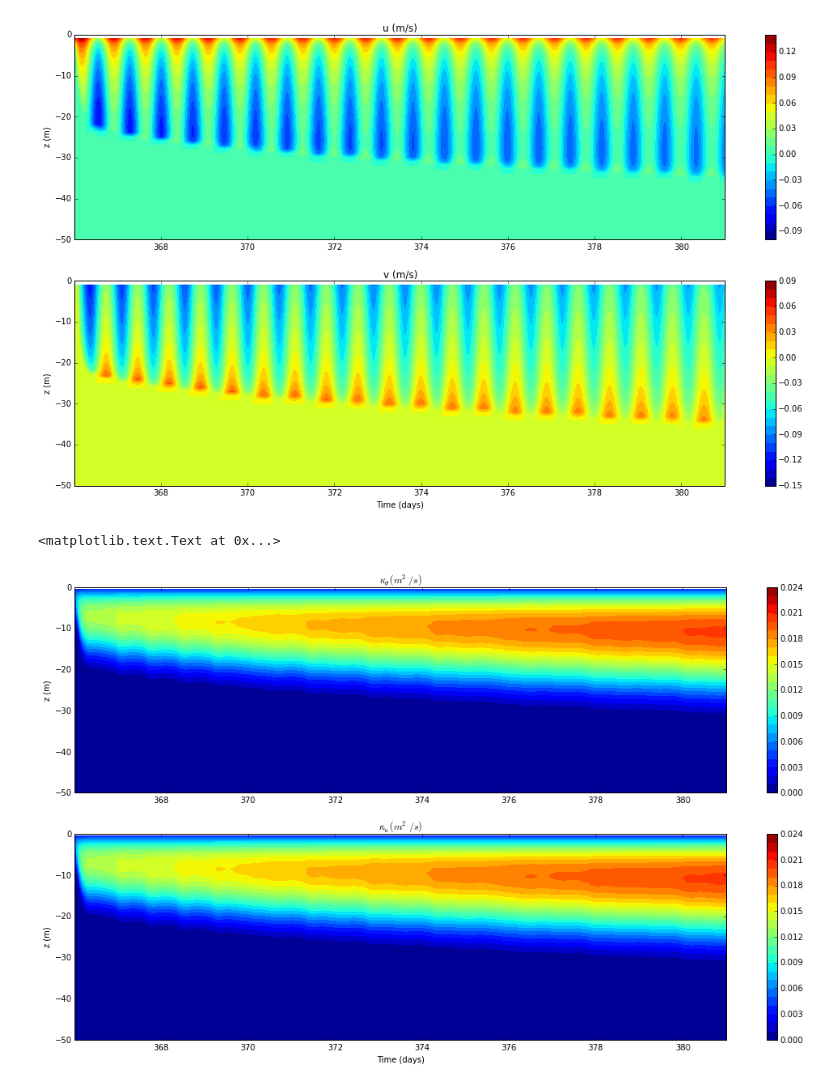
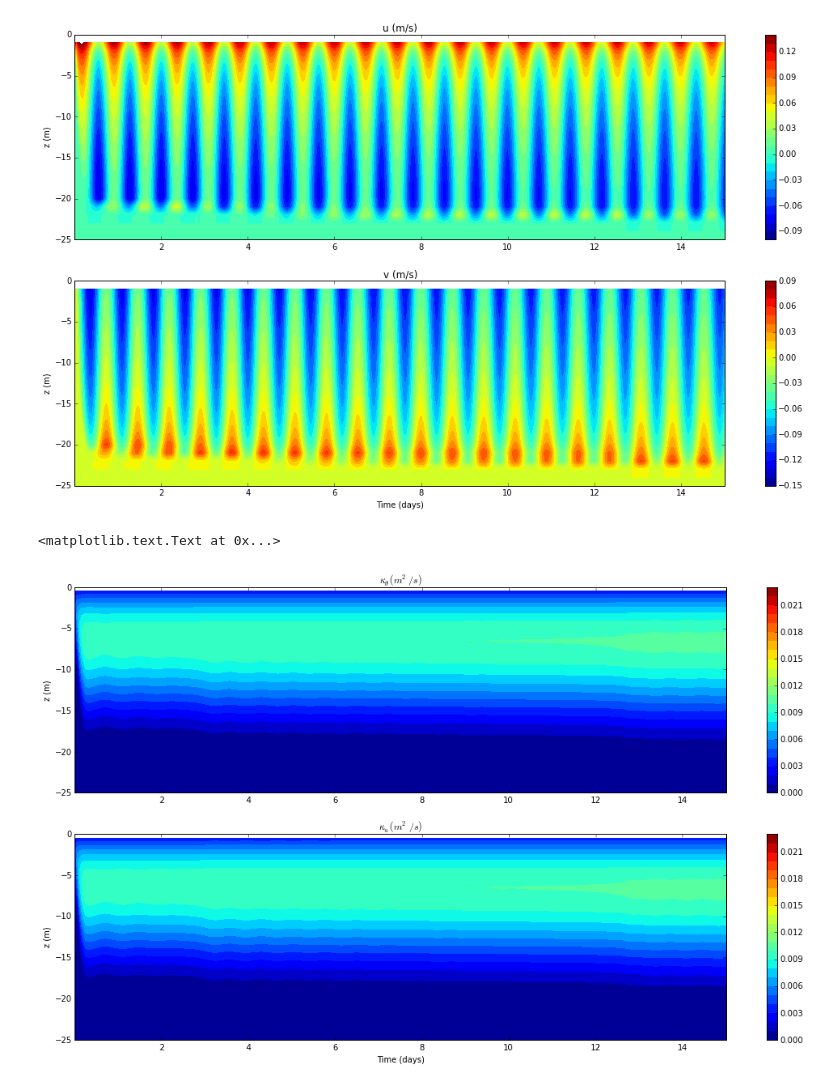
Before and after one commit to mnlevy1981/1D_POP_output_ICTP, a Jupyter notebook: ICTP 1D visualization.ipynb, the cells around one changed output. Cells and saved outputs as stored; diff of their text form; code cells hidden in the pictures.

Commit message:
Update ICTP plotting (omre flexibility)

```diff
--- a/ICTP 1D visualization.ipynb
+++ b/ICTP 1D visualization.ipynb
@@ -2,12 +2,32 @@
 # Read POP output
 from netCDF4 import Dataset
 
-casename = 'C.1D_1D.r8_cvmix'
+# Select case to look at
+exercise = 5
+
+if (exercise == 3):
+    casename = 'C.1D_1D.r8_cvmix'
+    max_depth = 40.
+    min_sst = 14.8; max_sst = 15.
+    max_diff = 0.025; diff_contour = 0.001
+
+if (exercise == 4):
+    casename = 'C.1D_1D.no_taux'
+    max_depth = 100.
+    min_sst = 14.; max_sst = 15.
+    max_diff = 0.15; diff_contour = 0.01
+
+if (exercise == 5):
+    casename = 'C.1D_1D.taux_and_windstress'
+    max_depth = 25.
+    min_sst = 14.8; max_sst = 17.
+    max_diff = 0.024; diff_contour = 0.001
+
 outputdir = '/Users/mlevy/codes/CESM/cesm1_2_2+cvmix/viz'
 filename = outputdir + '/' + casename + '.pop.h.0001-01-02-01200.nc'
 
 filedata = Dataset(filename)
-time = filedata.variables['time'][:]
+time = filedata.variables['time'][:]-366
 h = filedata.variables['HBLT'][:,0,0]
 Kt = filedata.variables['VDC_T'][:,:,0,0]
 Ku = filedata.variables['VVC'][:,:,0,0]
@@ -47,37 +67,38 @@ plt.figure(figsize=[18,10])
 plt.subplot(2,1,1)
 plt.contourf(time, -zl/100, u.T/100, levels=arange(-.10,.15,.01))
 plt.colorbar()
-plt.ylim((-50,0))
+plt.ylim((-max_depth,0))
 plt.ylabel('z (m)')
 plt.title('u (m/s)')
 
 plt.subplot(2,1,2)
 plt.contourf(time, -zl/100, v.T/100, levels=arange(-.15,.10,.01))
 plt.colorbar()
-plt.ylim((-50,0))
+plt.ylim((-max_depth,0))
 plt.ylabel('z (m)')
 plt.title('v (m/s)')
 plt.xlabel('Time (days)');
 # %% [output]
-[figure, old version]
+[figure, new version]
 # %%
 # Plot diffusivities (temperature and momentum) contours as function of time and depth
 plt.figure(figsize=[18,10])
 
 plt.subplot(2,1,1)
-plt.contourf(time, -zi/100, Kt.T/10000, levels=arange(0,.025,.001))
+plt.contourf(time, -zi/100, Kt.T/10000, levels=arange(0,max_diff,diff_contour))
+
 plt.colorbar()
-plt.ylim((-50,0))
+plt.ylim((-max_depth,0))
 plt.ylabel('z (m)')
 plt.title(r'$\kappa_\theta (m^2/s)$')
 
 plt.subplot(2,1,2)
-plt.contourf(time, -zi/100, Ku.T/10000, levels=arange(0,.025,.001))
+plt.contourf(time, -zi/100, Ku.T/10000, levels=arange(0,max_diff,diff_contour))
 plt.colorbar()
-plt.ylim((-50,0))
+plt.ylim((-max_depth,0))
 plt.ylabel('z (m)')
 plt.title(r'$\kappa_u (m^2/s)$')
 plt.xlabel('Time (days)')
 # %% [output]
 <matplotlib.text.Text at 0x...>
-[figure, old version]
+[figure, new version]
```
Also changed, not shown: parts of 1 cell of this notebook.
